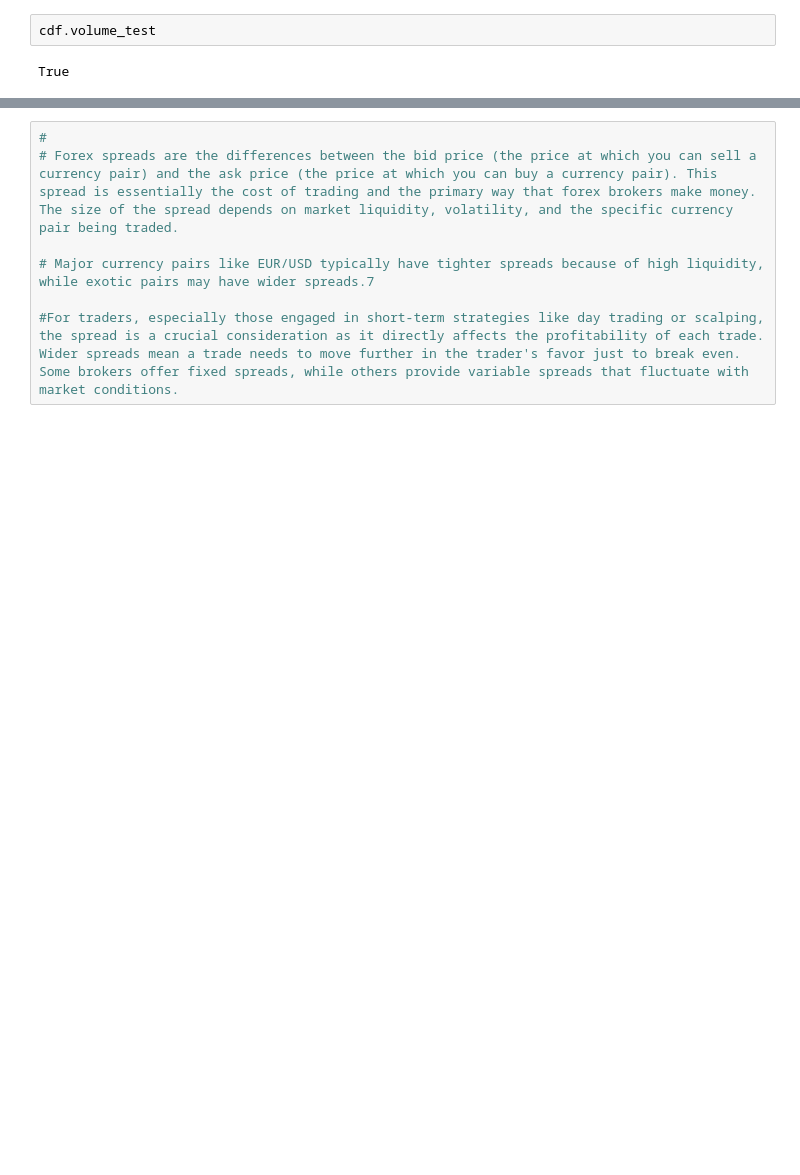
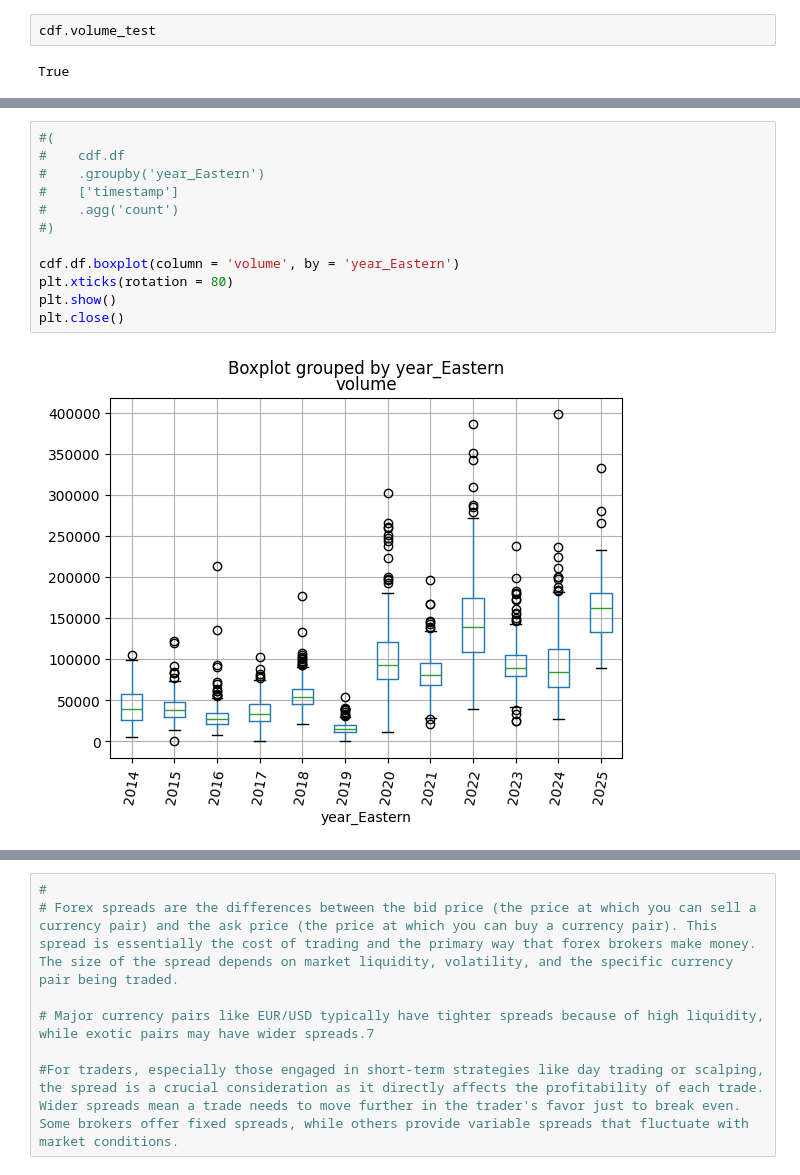
Before and after one commit to badassdatascience/badass-data-science, a Jupyter notebook: badassdatascience/forex/facebook_prophet/EDA.ipynb, the cells around one changed output, grey strips where cells are left out. Saved outputs shown, nothing was run; the diff lists cells and outputs as text; blank space fills up the shorter version.

```diff
--- a/badassdatascience/forex/facebook_prophet/EDA.ipynb
+++ b/badassdatascience/forex/facebook_prophet/EDA.ipynb
@@ -204,0 +226,14 @@ cdf.df_mid_test
+# %%
+#(
+#    cdf.df
+#    .groupby('year_Eastern')
+#    ['timestamp']
+#    .agg('count')
+#)
+
+cdf.df.boxplot(column = 'volume', by = 'year_Eastern')
+plt.xticks(rotation = 80)
+plt.show()
+plt.close()
+# %% [output]
+[figure, added]
```
Also changed, not shown: parts of 10 cells of this notebook.
